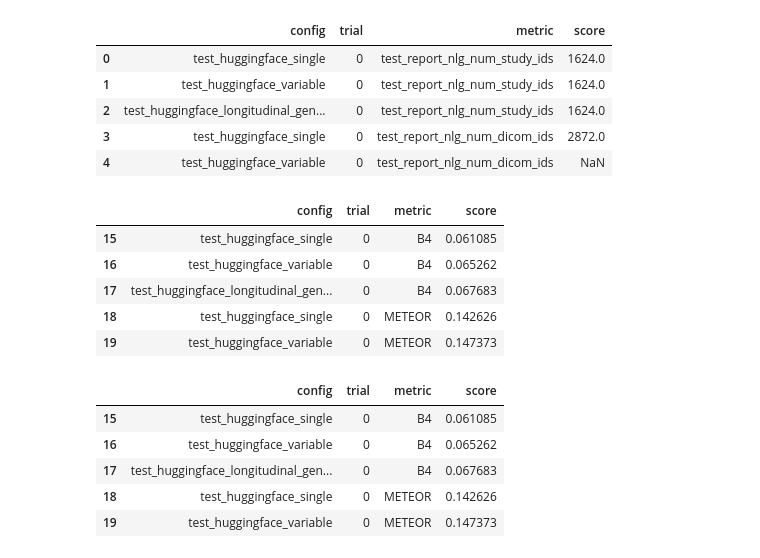
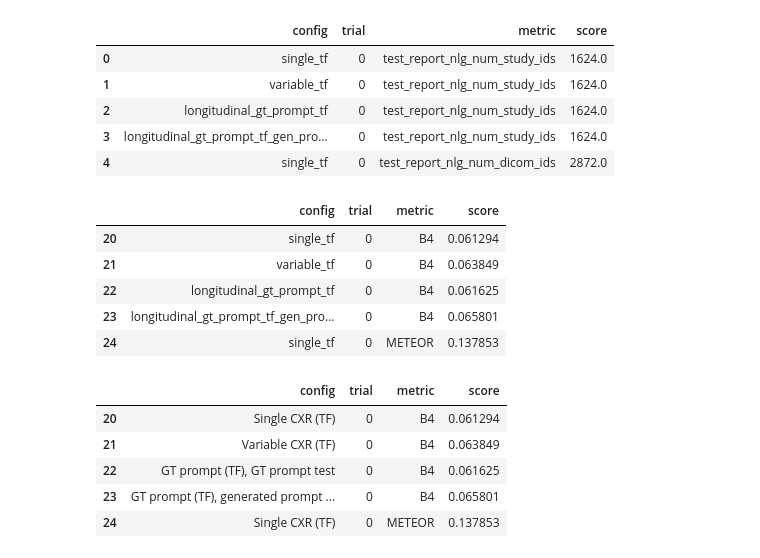
Before and after one commit to aehrc/cxrmate, a Jupyter notebook: results.ipynb, the cells around one changed output. Cells and saved outputs as stored; diff of their text form; code cells hidden in the pictures.

```diff
--- a/results.ipynb
+++ b/results.ipynb
@@ -7,9 +8,9 @@ import numpy as np
 exp_dir = '/scratch/pawsey0864/anicolson/experiments'
 # %%
 configs = [
-    {'config': 'test_huggingface_single', 'trial': 0},
-    {'config': 'test_huggingface_variable', 'trial': 0},
-    {'config': 'test_huggingface_longitudinal_gt_prompt', 'trial': 0},
-    {'config': 'test_huggingface_longitudinal_gen_prompt', 'trial': 0},
-    {'config': 'test_huggingface_longitudinal_gen_prompt_cxr-bert', 'trial': 0},
+    {'config': 'single_tf', 'trial': 0, 'name': 'Single CXR (TF)'},
+    {'config': 'variable_tf', 'trial': 0, 'name': 'Variable CXR (TF)'},
+    {'config': 'longitudinal_gt_prompt_tf', 'trial': 0, 'name': 'GT prompt (TF), GT prompt test'},
+    {'config': 'longitudinal_gt_prompt_tf_gen_prompt_test', 'trial': 0, 'name': 'GT prompt (TF), generated prompt test'},
+    {'config': 'longitudinal_gen_prompt_cxr-bert', 'trial': 0, 'name': 'Generated prompt (SCST & CXR-BERT), generated prompt test'},
 ]
@@ -32,23 +17,17 @@ _ = plt.draw()
 # %%
-from dlhpcstarter.utils import get_melted_config_test_scores
-
-
-df = get_melted_config_test_scores(configs, 'cxrmate', exp_dir)
+df = get_melted_config_test_scores(configs, 'cxrmate_hf', exp_dir)
 df.head()
 # %% [output]
 |  | config | trial | metric | score |
-| 0 | test_huggingface_single | 0 | test_report_nlg_num_study_ids | 1624.0 |
-| 1 | test_huggingface_variable | 0 | test_report_nlg_num_study_ids | 1624.0 |
-| 2 | test_huggingface_longitudinal_gen... | 0 | test_report_nlg_num_study_ids | 1624.0 |
-| 3 | test_huggingface_single | 0 | test_report_nlg_num_dicom_ids | 2872.0 |
-| 4 | test_huggingface_variable | 0 | test_report_nlg_num_dicom_ids | NaN |
+| 0 | single_tf | 0 | test_report_nlg_num_study_ids | 1624.0 |
+| 1 | variable_tf | 0 | test_report_nlg_num_study_ids | 1624.0 |
+| 2 | longitudinal_gt_prompt_tf | 0 | test_report_nlg_num_study_ids | 1624.0 |
+| 3 | longitudinal_gt_prompt_tf_gen_pro... | 0 | test_report_nlg_num_study_ids | 1624.0 |
+| 4 | single_tf | 0 | test_report_nlg_num_dicom_ids | 2872.0 |
 # %%
 metrics = {
+    'test_report_cxr-bert': 'CXR-BERT',
     'test_report_chexbert_f1_macro': 'CheXbert F1',
-    # 'test_report_chexbert_precision_macro': 'CheXbert Precision',
-    # 'test_report_chexbert_recall_macro': 'CheXbert Recall',
-    # 'test_report_radgraph_rg_er': 'RadGraph ER',
-    'test_report_cxr-bert': 'CXR-BERT',
     'test_report_nlg_cider': 'CIDEr',
     'test_report_nlg_meteor': 'METEOR',
     'test_report_nlg_rouge': 'ROUGE-L',
@@ -60,11 +39,11 @@ df['metric'] = pd.Categorical(df['metric'], categories=list(metrics.values()))
 df.head()
 # %% [output]
 |  | config | trial | metric | score |
-| 15 | test_huggingface_single | 0 | B4 | 0.061085 |
-| 16 | test_huggingface_variable | 0 | B4 | 0.065262 |
-| 17 | test_huggingface_longitudinal_gen... | 0 | B4 | 0.067683 |
-| 18 | test_huggingface_single | 0 | METEOR | 0.142626 |
-| 19 | test_huggingface_variable | 0 | METEOR | 0.147373 |
+| 20 | single_tf | 0 | B4 | 0.061294 |
+| 21 | variable_tf | 0 | B4 | 0.063849 |
+| 22 | longitudinal_gt_prompt_tf | 0 | B4 | 0.061625 |
+| 23 | longitudinal_gt_prompt_tf_gen_pro... | 0 | B4 | 0.065801 |
+| 24 | single_tf | 0 | METEOR | 0.137853 |
 # %%
 replace_dict = {i['config']: i['name'] if 'name' in i else i['config'] for i in configs}
 df.replace({'config': replace_dict}, inplace=True)
@@ -72,9 +51,9 @@ df['config'] = pd.Categorical(df['config'], categories=list(replace_dict.values(
 df.head()
 # %% [output]
 |  | config | trial | metric | score |
-| 15 | test_huggingface_single | 0 | B4 | 0.061085 |
-| 16 | test_huggingface_variable | 0 | B4 | 0.065262 |
-| 17 | test_huggingface_longitudinal_gen... | 0 | B4 | 0.067683 |
-| 18 | test_huggingface_single | 0 | METEOR | 0.142626 |
-| 19 | test_huggingface_variable | 0 | METEOR | 0.147373 |
+| 20 | Single CXR (TF) | 0 | B4 | 0.061294 |
+| 21 | Variable CXR (TF) | 0 | B4 | 0.063849 |
+| 22 | GT prompt (TF), GT prompt test | 0 | B4 | 0.061625 |
+| 23 | GT prompt (TF), generated prompt ... | 0 | B4 | 0.065801 |
+| 24 | Single CXR (TF) | 0 | METEOR | 0.137853 |
 # %%
```
Also changed, not shown: parts of 4 cells of this notebook, 13 other files.
